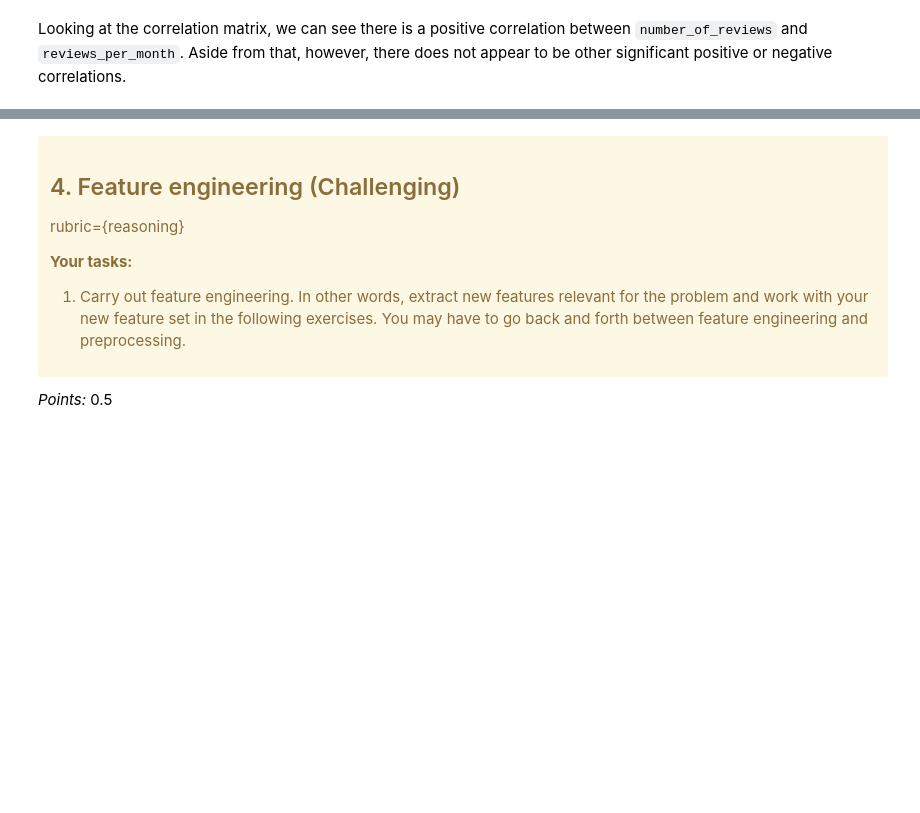
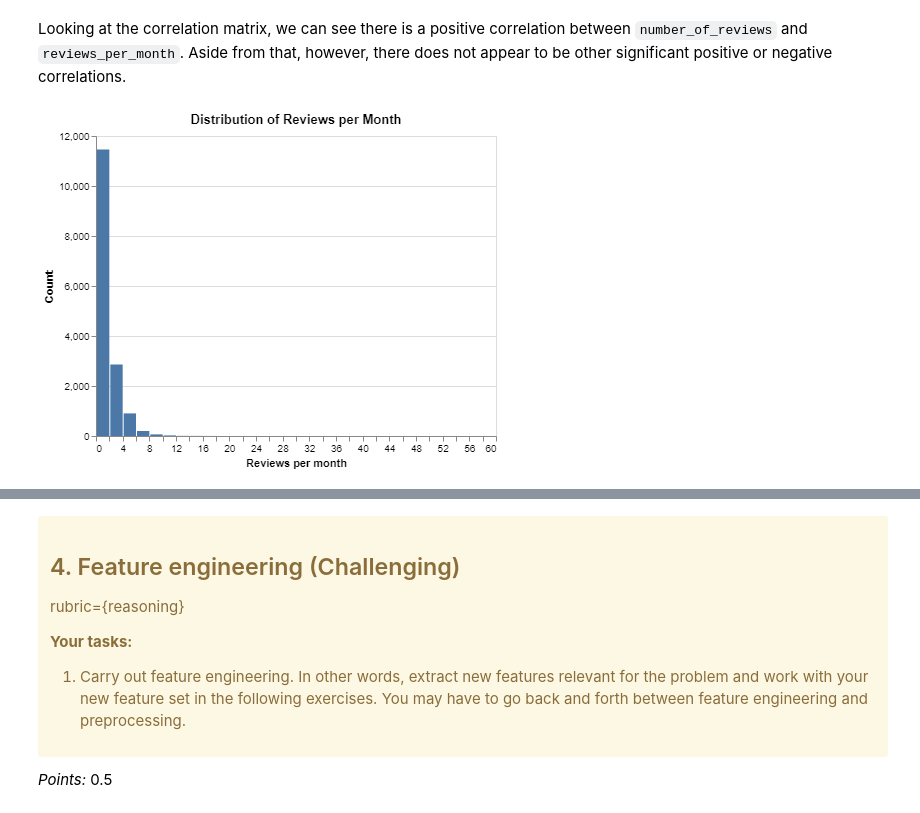
Before and after one commit to UBC-MDS/lab4_bnb_morris_eric, a Jupyter notebook: lab4.ipynb, the cells around one changed output, grey strips where cells are left out. Drawn from its saved outputs; the diff is of its cells as text; code cells hidden in the pictures; blank space fills up the shorter version.

```diff
--- a/lab4.ipynb
+++ b/lab4.ipynb
@@ -228,2 +238,13 @@ train_df.corr('spearman').style.background_gradient()
 # %% [markdown]
 Looking at the correlation matrix, we can see there is a positive correlation between `number_of_reviews` and `reviews_per_month`. Aside from that, however, there does not appear to be other significant positive or negative correlations.
+# %%
+target_dist = alt.Chart(
+    train_df,
+    title = "Distribution of Reviews per Month"
+).mark_bar().encode(
+    x = alt.X("reviews_per_month", bin=alt.Bin(maxbins=30), title="Reviews per month"),
+    y = alt.Y("count()", title="Count")
+)
+target_dist
+# %% [output]
+[figure, added]
```
Also changed, not shown: parts of 4 cells of this notebook.
